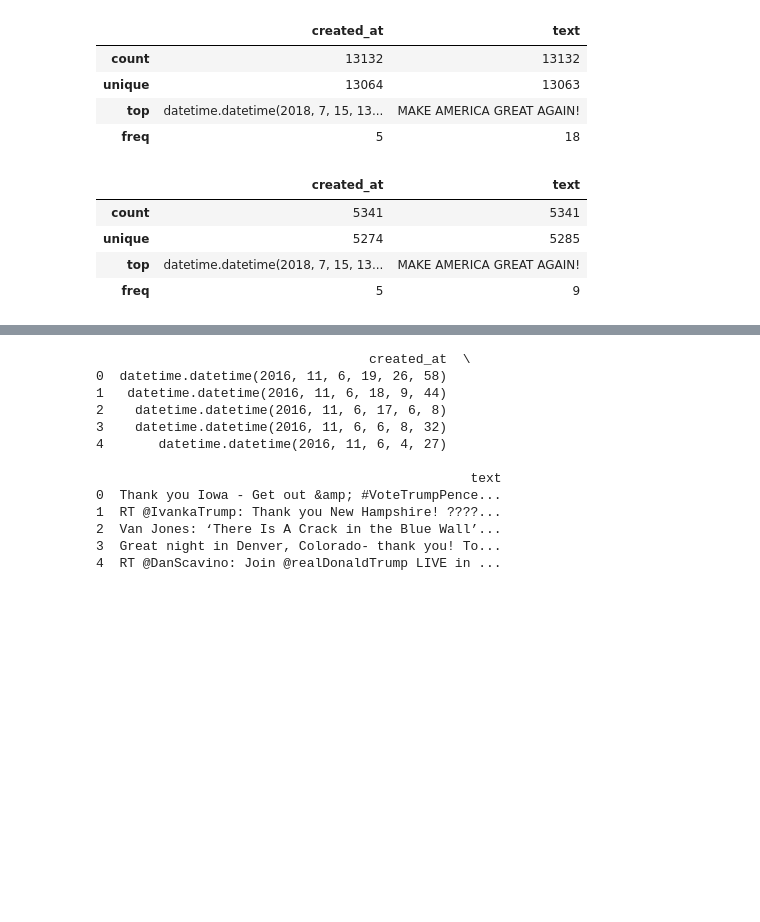
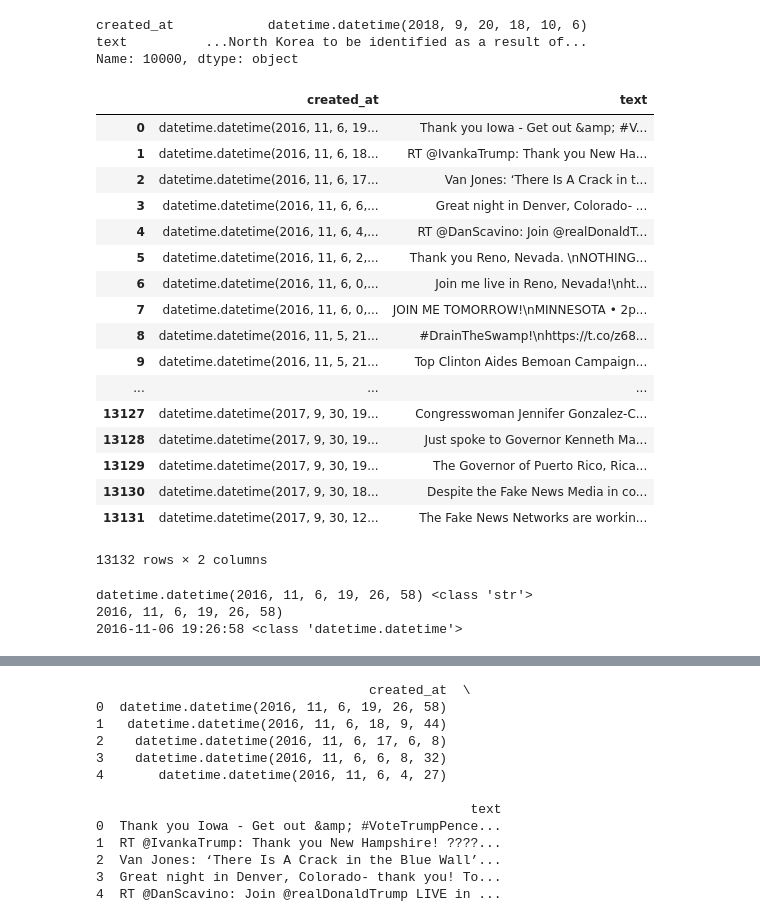
Before and after one commit to vvenla/trumponator, a Jupyter notebook: source/wrangling_tweets2.ipynb, the cells around one changed output, grey strips where cells are left out. Drawn from its saved outputs; the diff is of its cells as text; code cells hidden in the pictures; blank space fills up the shorter version.

```diff
--- a/source/wrangling_tweets2.ipynb
+++ b/source/wrangling_tweets2.ipynb
@@ -11,19 +11,52 @@ after = '../data/raw/Raw_tweets_DonaldTrump_after_elec.json'
 df_before = pd.read_json(open(before, 'r'))
 df_after = pd.read_json(open(after, 'r'))
 # %%
-# Tässä on nyt ylimääräisiä twiittejä
-df_before.describe()
+# Tässä on nyt ylimääräisiä twiittejä ja ne ovat epäkronologisessa järjestyksessä.
+print(df_before.iloc[10000])
+df_before
 # %% [output]
+created_at            datetime.datetime(2018, 9, 20, 18, 10, 6)
+text          ...North Korea to be identified as a result of...
+Name: 10000, dtype: object
 |  | created_at | text |
-| count | 13132 | 13132 |
-| unique | 13064 | 13063 |
-| top | datetime.datetime(2018, 7, 15, 13... | MAKE AMERICA GREAT AGAIN! |
-| freq | 5 | 18 |
+| 0 | datetime.datetime(2016, 11, 6, 19... | Thank you Iowa - Get out &amp; #V... |
+| 1 | datetime.datetime(2016, 11, 6, 18... | RT @IvankaTrump: Thank you New Ha... |
+| 2 | datetime.datetime(2016, 11, 6, 17... | Van Jones: ‘There Is A Crack in t... |
+| 3 | datetime.datetime(2016, 11, 6, 6,... | Great night in Denver, Colorado- ... |
+| 4 | datetime.datetime(2016, 11, 6, 4,... | RT @DanScavino: Join @realDonaldT... |
+| 5 | datetime.datetime(2016, 11, 6, 2,... | Thank you Reno, Nevada. \nNOTHING... |
+| 6 | datetime.datetime(2016, 11, 6, 0,... | Join me live in Reno, Nevada!\nht... |
+| 7 | datetime.datetime(2016, 11, 6, 0,... | JOIN ME TOMORROW!\nMINNESOTA • 2p... |
+| 8 | datetime.datetime(2016, 11, 5, 21... | #DrainTheSwamp!\nhttps://t.co/z68... |
+| 9 | datetime.datetime(2016, 11, 5, 21... | Top Clinton Aides Bemoan Campaign... |
+| ... | ... | ... |
+| 13127 | datetime.datetime(2017, 9, 30, 19... | Congresswoman Jennifer Gonzalez-C... |
+| 13128 | datetime.datetime(2017, 9, 30, 19... | Just spoke to Governor Kenneth Ma... |
+| 13129 | datetime.datetime(2017, 9, 30, 19... | The Governor of Puerto Rico, Rica... |
+| 13130 | datetime.datetime(2017, 9, 30, 18... | Despite the Fake News Media in co... |
+| 13131 | datetime.datetime(2017, 9, 30, 12... | The Fake News Networks are workin... |
+13132 rows × 2 columns
-# %%
-df_after.describe()
-# %% [output]
-|  | created_at | text |
-| count | 5341 | 5341 |
-| unique | 5274 | 5285 |
-| top | datetime.datetime(2018, 7, 15, 13... | MAKE AMERICA GREAT AGAIN! |
-| freq | 5 | 9 |
+# %%
+#example how to parse the nice datetime.datetime string...
+from datetime import datetime
+
+time = df_before["created_at"][0]
+print(time,type(time))
+time = time[18:]
+print(time)
+t = datetime.strptime(time[:len(time)-1], "%Y, %m, %d, %H, %M, %S")
+print(t, type(t))
+
+def parse_to_datetime(time_string):
+    time = time_string[18:]
+    try:
+        t = datetime.strptime(time[:len(time)-1], "%Y, %m, %d, %H, %M, %S")
+    except ValueError:
+        #print("Taivas varjele mikä sieltä tulee!!! Sekunnit puuttuu", time)
+        t = datetime.strptime(time[:len(time)-1], "%Y, %m, %d, %H, %M")
+
+    return t
+# %% [output]
+datetime.datetime(2016, 11, 6, 19, 26, 58) <class 'str'>
+2016, 11, 6, 19, 26, 58)
+2016-11-06 19:26:58 <class 'datetime.datetime'>
```
Also changed, not shown: parts of 6 cells of this notebook, 1 other file.
